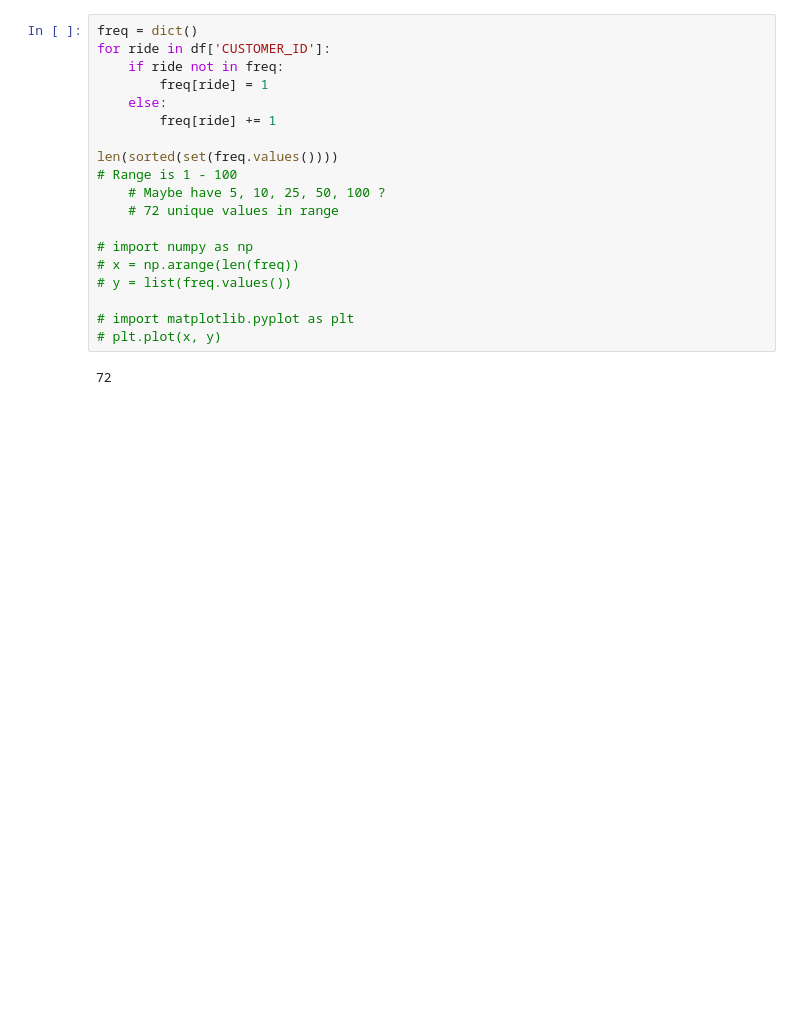
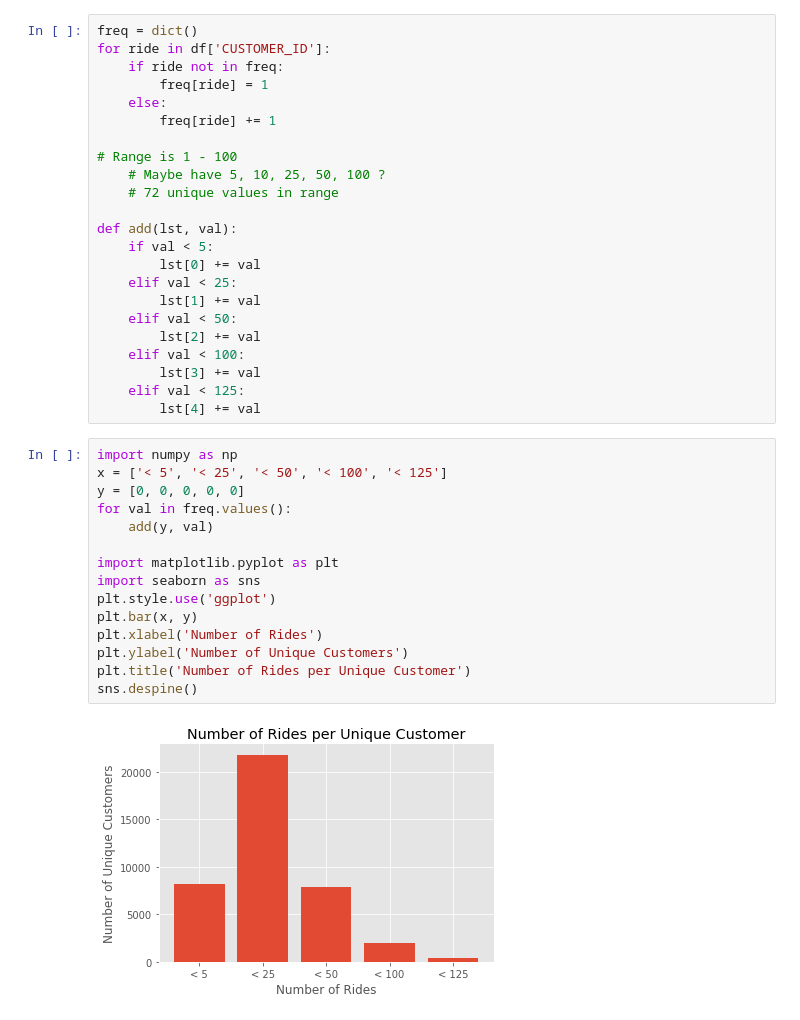
Before and after one commit to EntropicEffect/UMD_DC_2021_Team29, a Jupyter notebook: frequency_of_rides.ipynb, the cells around one changed output. Cells and saved outputs as stored; diff of their text form; blank space fills up the shorter version.

Commit message:
generated plot for frequency of rides

```diff
--- a/frequency_of_rides.ipynb
+++ b/frequency_of_rides.ipynb
@@ -17,16 +17,35 @@ for ride in df['CUSTOMER_ID']:
     else:
         freq[ride] += 1
 
-len(sorted(set(freq.values())))
 # Range is 1 - 100
     # Maybe have 5, 10, 25, 50, 100 ?
     # 72 unique values in range
 
-# import numpy as np
-# x = np.arange(len(freq))
-# y = list(freq.values())
-
-# import matplotlib.pyplot as plt
-# plt.plot(x, y)
+def add(lst, val):
+    if val < 5:
+        lst[0] += val
+    elif val < 25:
+        lst[1] += val
+    elif val < 50:
+        lst[2] += val
+    elif val < 100:
+        lst[3] += val
+    elif val < 125:
+        lst[4] += val
-# %% [output]
-72
+# %%
+import numpy as np
+x = ['< 5', '< 25', '< 50', '< 100', '< 125']
+y = [0, 0, 0, 0, 0]
+for val in freq.values():
+    add(y, val)
+
+import matplotlib.pyplot as plt
+import seaborn as sns
+plt.style.use('ggplot')
+plt.bar(x, y)
+plt.xlabel('Number of Rides')
+plt.ylabel('Number of Unique Customers')
+plt.title('Number of Rides per Unique Customer')
+sns.despine()
+# %% [output]
+[figure, added]
```
Also changed, not shown: 1 other file.
